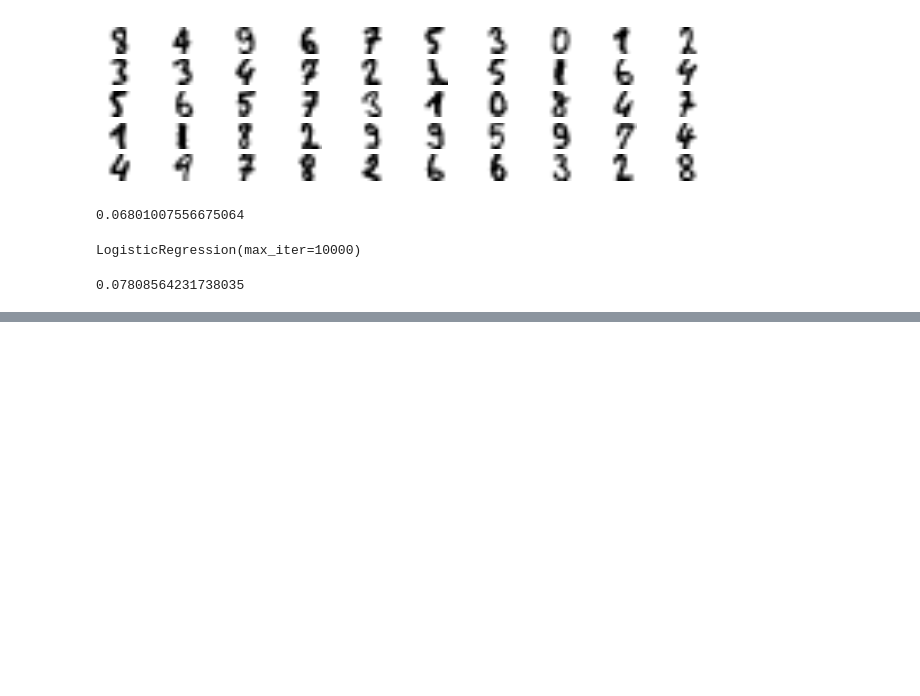
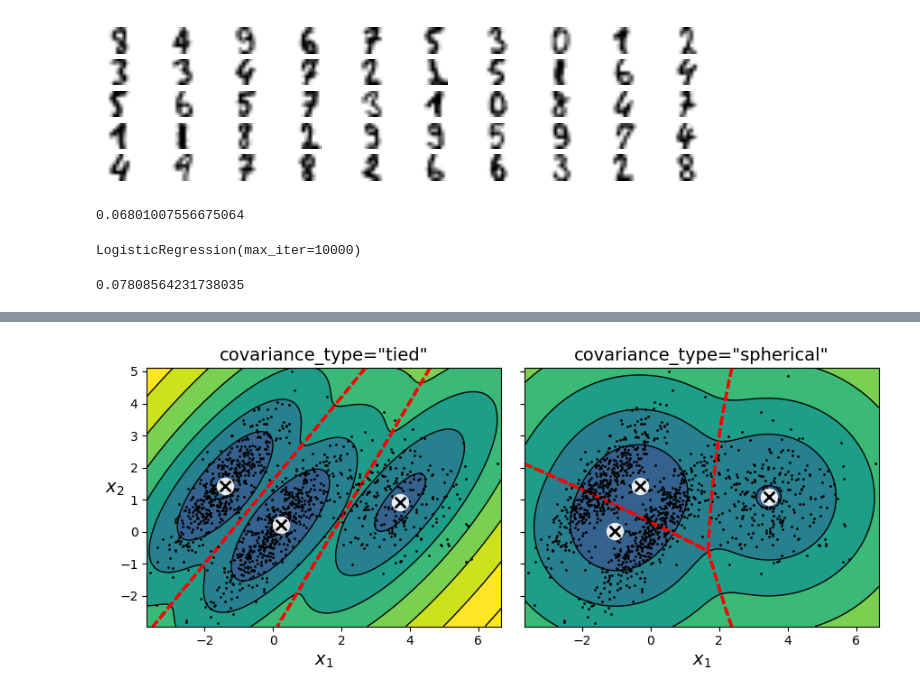
Before and after one commit to lmtriwork/learningML, a Jupyter notebook: Chapter9_UnsupervisedLearning.ipynb, the cells around one changed output, grey strips where cells are left out. Saved outputs shown, nothing was run; the diff lists cells and outputs as text; code cells hidden in the pictures; blank space fills up the shorter version.

```diff
--- a/Chapter9_UnsupervisedLearning.ipynb
+++ b/Chapter9_UnsupervisedLearning.ipynb
@@ -585,0 +876,33 @@ log_reg.score(X_test, y_test)
+# %%
+# extra code – this cell generates and saves Figure 9–17
+
+gm_full = GaussianMixture(n_components=3, n_init=10,
+                          covariance_type="full", random_state=42)
+gm_tied = GaussianMixture(n_components=3, n_init=10,
+                          covariance_type="tied", random_state=42)
+gm_spherical = GaussianMixture(n_components=3, n_init=10,
+                               covariance_type="spherical", random_state=42)
+gm_diag = GaussianMixture(n_components=3, n_init=10,
+                          covariance_type="diag", random_state=42)
+gm_full.fit(X)
+gm_tied.fit(X)
+gm_spherical.fit(X)
+gm_diag.fit(X)
+
+def compare_gaussian_mixtures(gm1, gm2, X):
+    plt.figure(figsize=(9, 4))
+
+    plt.subplot(121)
+    plot_gaussian_mixture(gm1, X)
+    plt.title(f'covariance_type="{gm1.covariance_type}"')
+
+    plt.subplot(122)
+    plot_gaussian_mixture(gm2, X, show_ylabels=False)
+    plt.title(f'covariance_type="{gm2.covariance_type}"')
+
+compare_gaussian_mixtures(gm_tied, gm_spherical, X)
+
+save_fig("covariance_type_plot")
+plt.show()
+# %% [output]
+[figure, added]
```
Also changed, not shown: parts of 54 cells of this notebook, 8 other files.
